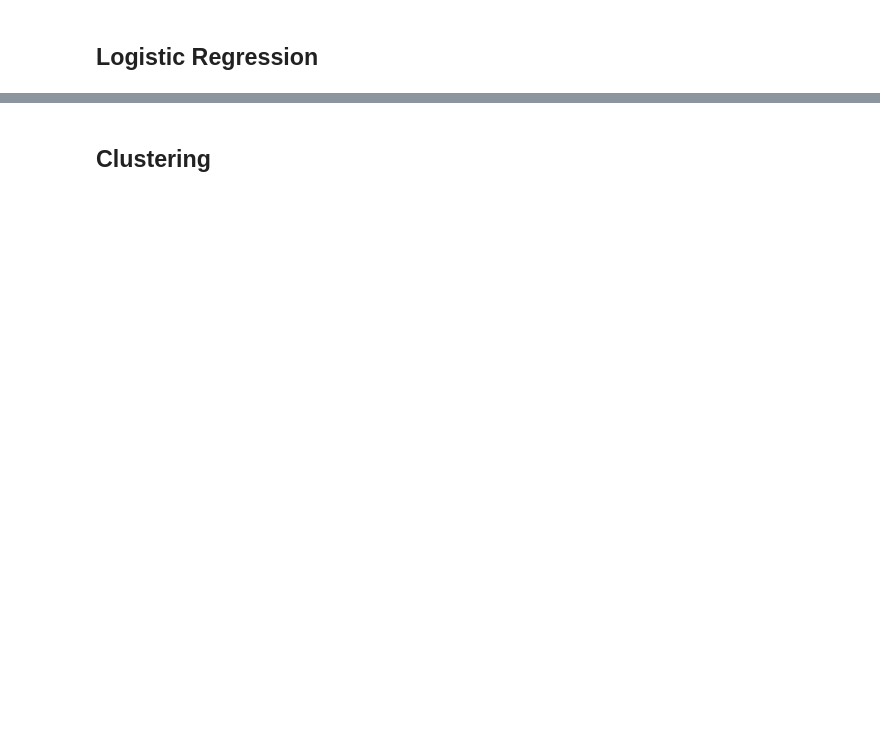
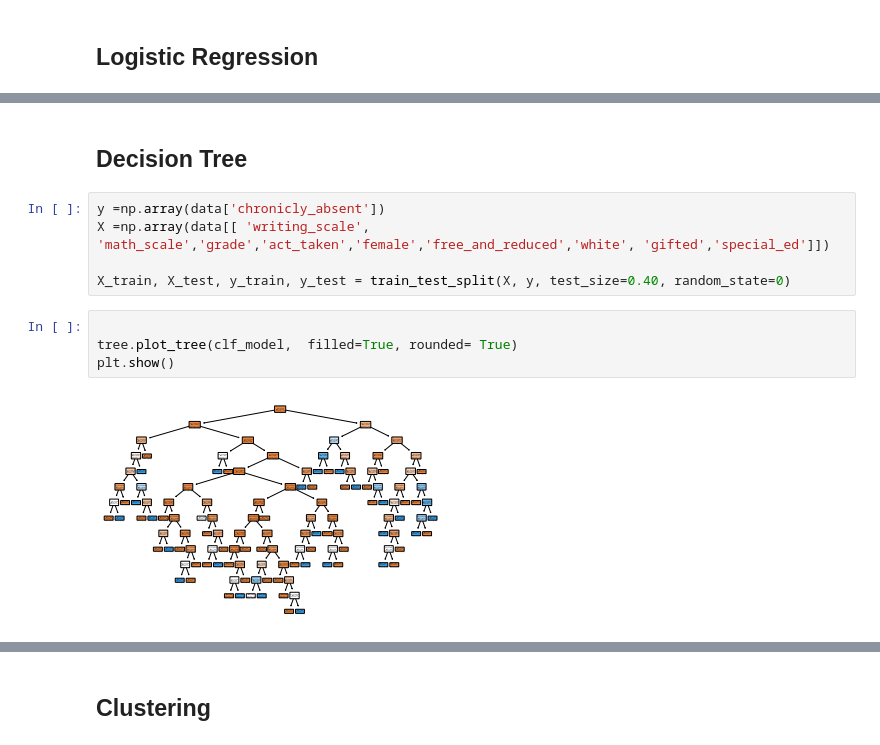
Before and after one commit to delabj/Python-For-Stats, a Jupyter notebook: Final Project/Project.ipynb, the cells around one changed output, grey strips where cells are left out. Cells and saved outputs as stored; diff of their text form; blank space fills up the shorter version.

Commit message:
Finished decision trees

```diff
--- a/Final Project/Project.ipynb
+++ b/Final Project/Project.ipynb
@@ -209,0 +308,13 @@ print('Root Mean Squared Error:', np.sqrt(metrics.mean_squared_error(y_test, y_p
+# %% [markdown]
+## Decision Tree
+# %%
+y =np.array(data['chronicly_absent'])
+X =np.array(data[[ 'writing_scale', 'math_scale','grade','act_taken','female','free_and_reduced','white', 'gifted','special_ed']])
+
+X_train, X_test, y_train, y_test = train_test_split(X, y, test_size=0.40, random_state=0)
+# %%
+
+tree.plot_tree(clf_model,  filled=True, rounded= True)
+plt.show()
+# %% [output]
+[figure, added]
```
Also changed, not shown: parts of 29 cells of this notebook.
